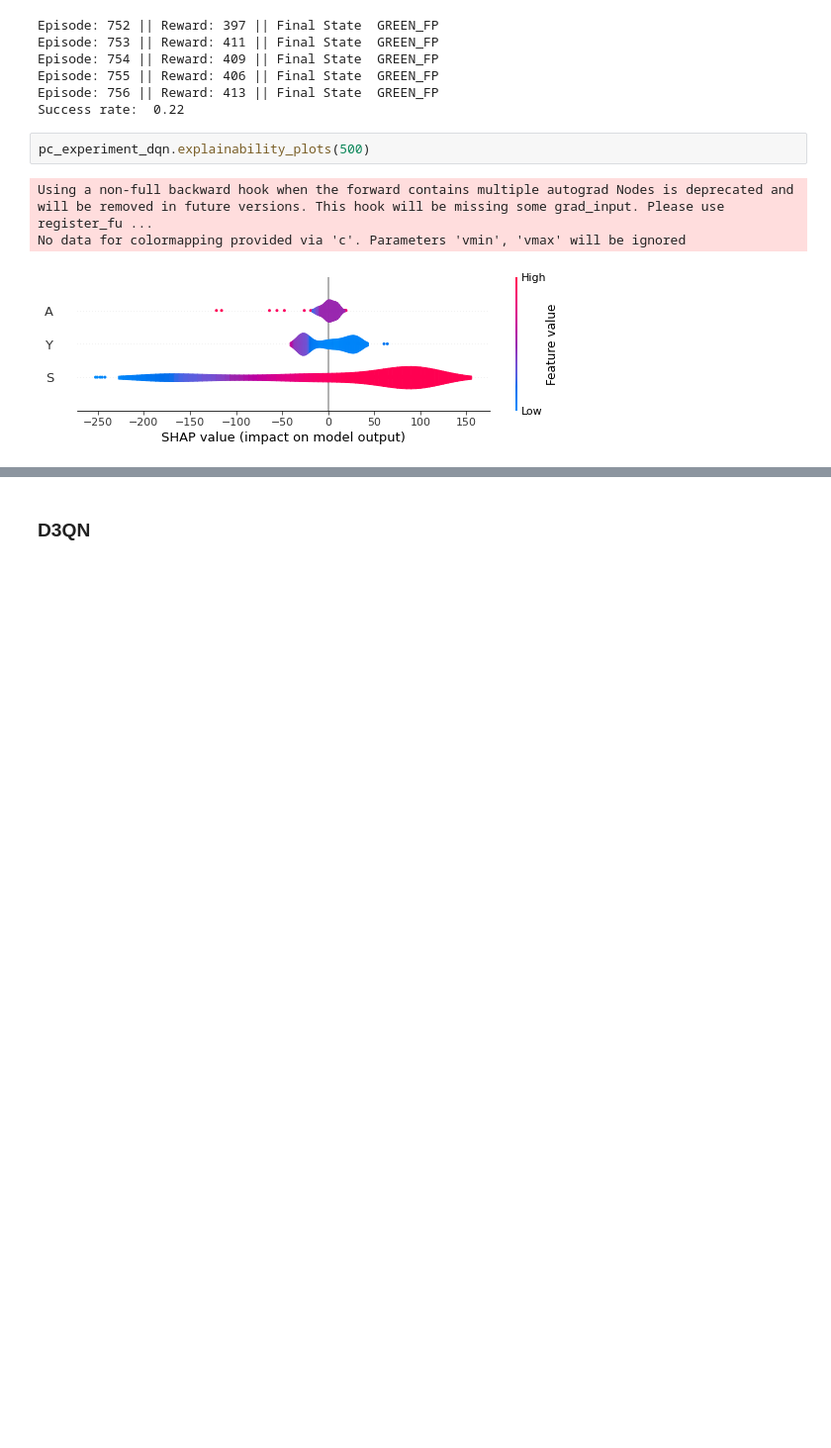
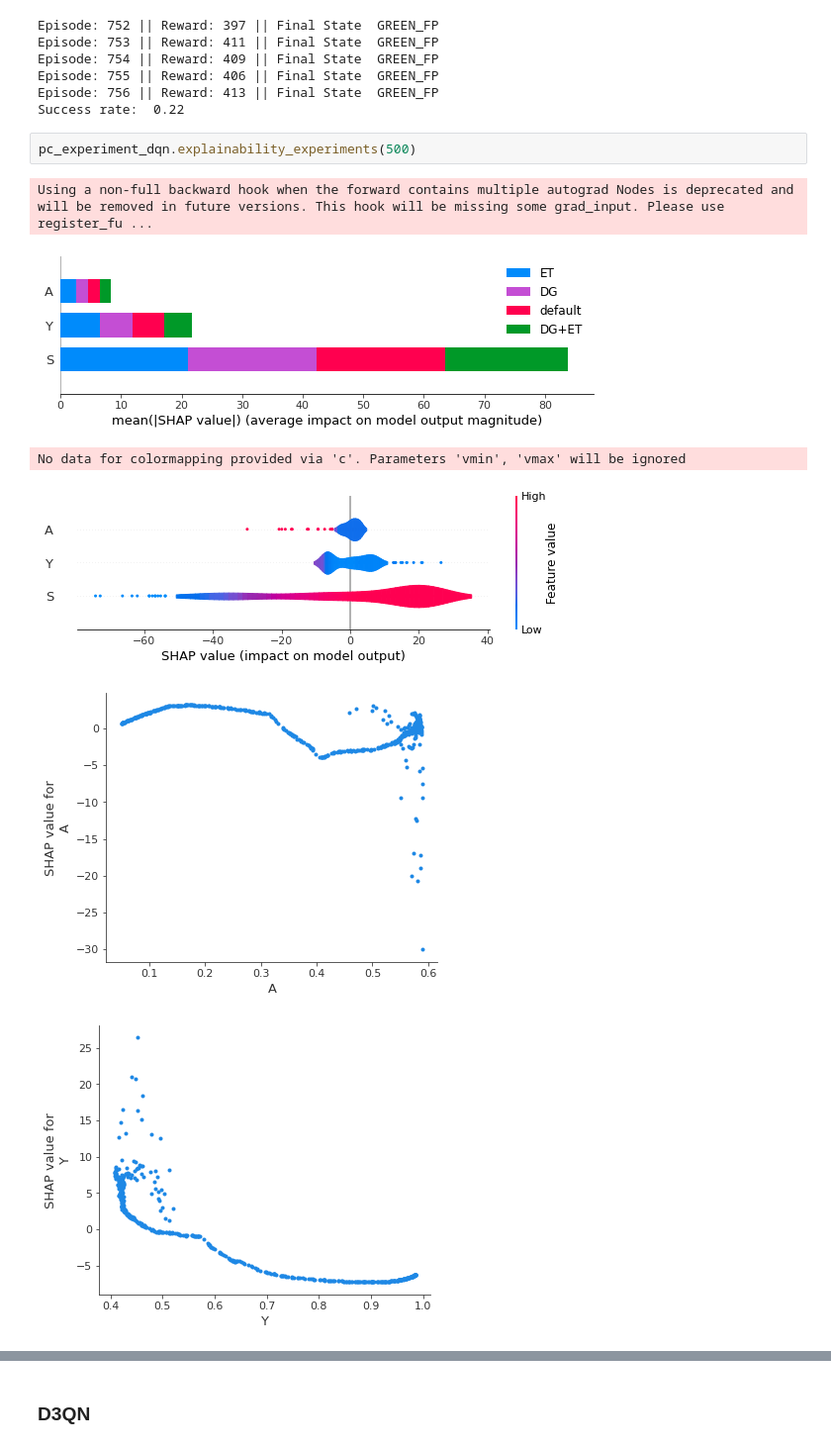
Before and after one commit to fionahtt/climate_rl_explainability, a Jupyter notebook: src/explainability.ipynb, the cells around one changed output, grey strips where cells are left out. Shown at 99% size. Saved outputs shown, nothing was run; the diff lists cells and outputs as text; blank space fills up the shorter version.

```diff
--- a/src/explainability.ipynb
+++ b/src/explainability.ipynb
@@ -60,8 +75,11 @@ Episode: 755 || Reward: 406 || Final State  GREEN_FP
 Episode: 756 || Reward: 413 || Final State  GREEN_FP
 Success rate:  0.22
 # %%
-pc_experiment_dqn.explainability_plots(500)
+pc_experiment_dqn.explainability_experiments(500)
 # %% [output]
 Using a non-full backward hook when the forward contains multiple autograd Nodes is deprecated and will be removed in future versions. This hook will be missing some grad_input. Please use register_fu ...
-No data for colormapping provided via 'c'. Parameters 'vmin', 'vmax' will be ignored
-[figure, old version]
+[figure, new version]
+No data for colormapping provided via 'c'. Parameters 'vmin', 'vmax' will be ignored
+[figure, added]
+[figure, added]
+[figure, added]
```
Also changed, not shown: parts of 6 cells of this notebook, 5 other files.
